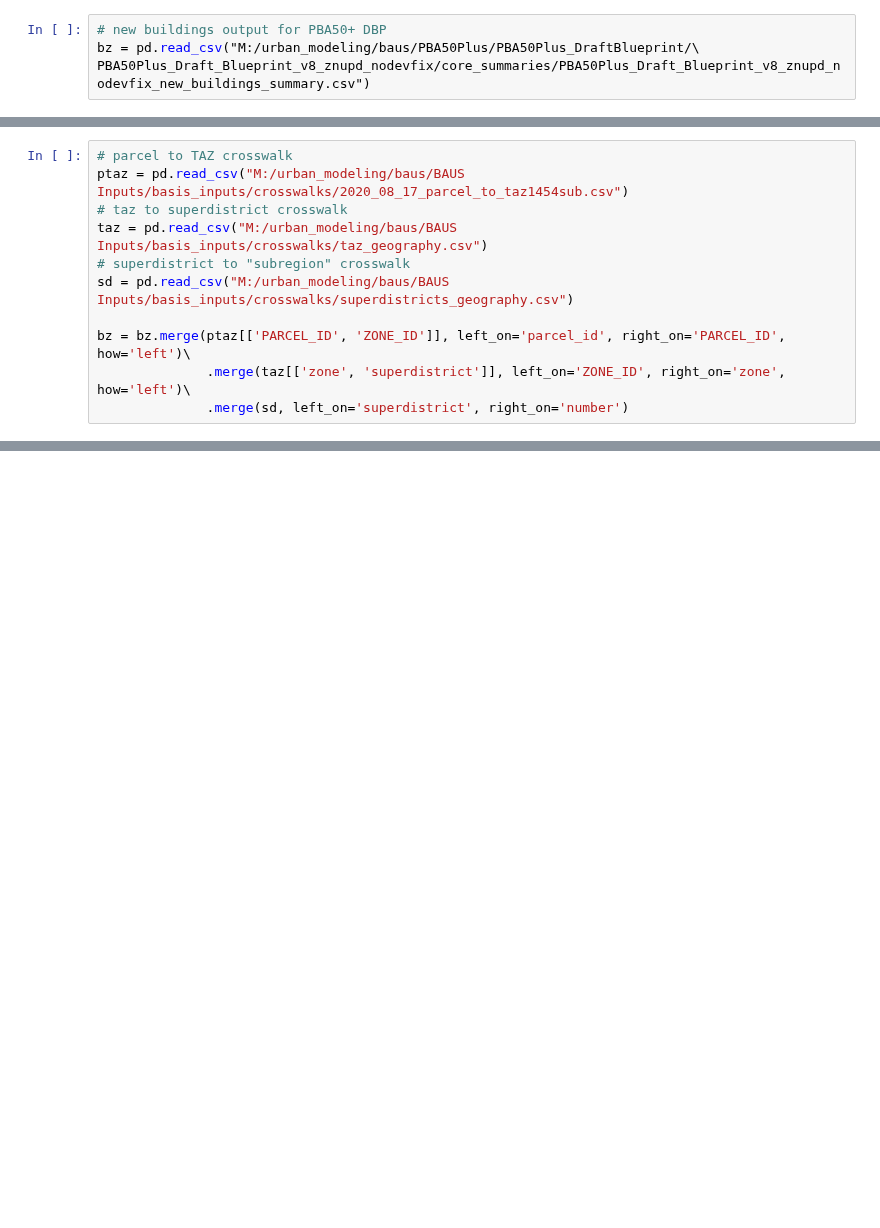
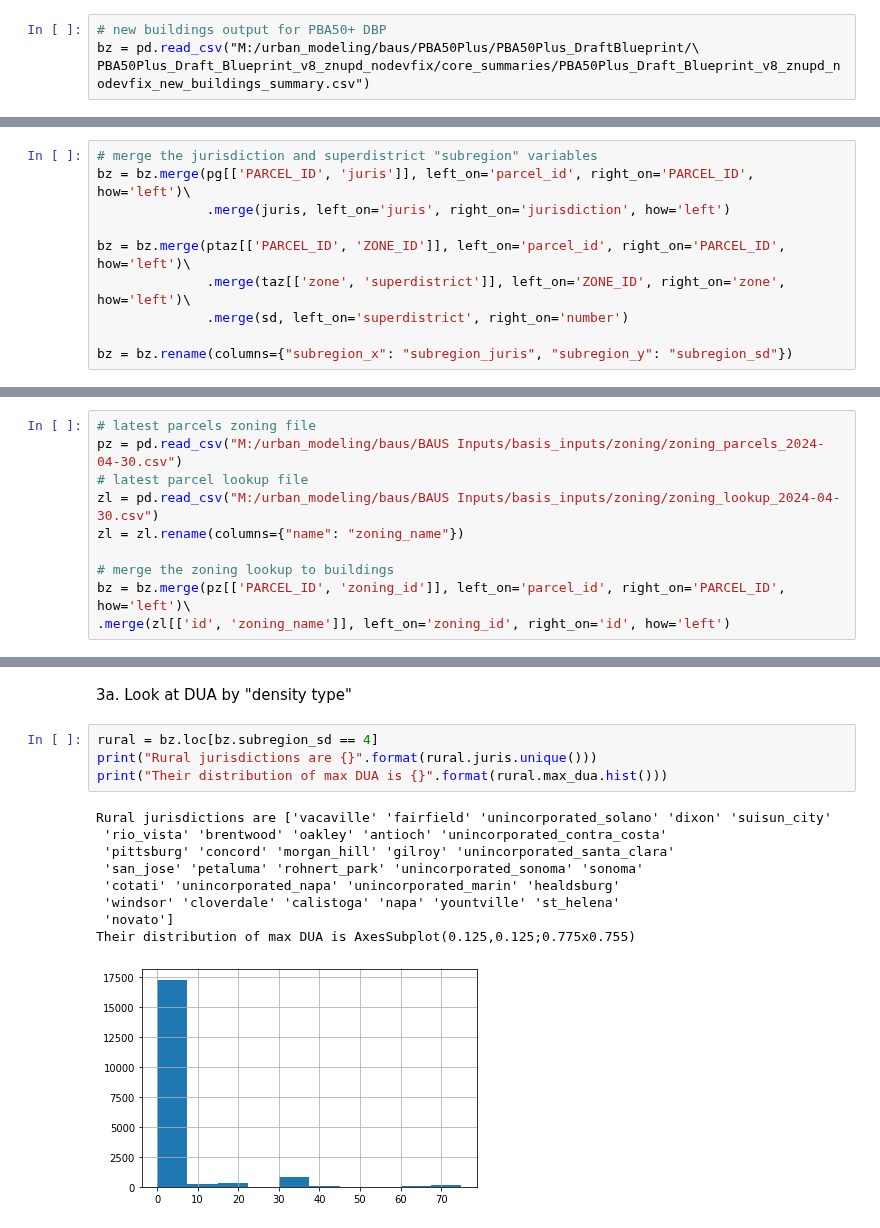
Before and after one commit to BayAreaMetro/bayarea_urbansim, a Jupyter notebook: scripts/zoning_qaqc.ipynb, the cells around one changed output, grey strips where cells are left out. Saved outputs shown, nothing was run; the diff lists cells and outputs as text; blank space fills up the shorter version.

Commit message:
update zoning qaqc notebook

```diff
--- a/scripts/zoning_qaqc.ipynb
+++ b/scripts/zoning_qaqc.ipynb
@@ -29,0 +28,10 @@ bz = bz.merge(pg[['PARCEL_ID', 'juris']], left_on='parcel_id', right_on='PARCEL_
+# %%
+# merge the jurisdiction and superdistrict "subregion" variables
+bz = bz.merge(pg[['PARCEL_ID', 'juris']], left_on='parcel_id', right_on='PARCEL_ID', how='left')\
+              .merge(juris, left_on='juris', right_on='jurisdiction', how='left')
+
+bz = bz.merge(ptaz[['PARCEL_ID', 'ZONE_ID']], left_on='parcel_id', right_on='PARCEL_ID', how='left')\
+              .merge(taz[['zone', 'superdistrict']], left_on='ZONE_ID', right_on='zone', how='left')\
+              .merge(sd, left_on='superdistrict', right_on='number')
+
+bz = bz.rename(columns={"subregion_x": "subregion_juris", "subregion_y": "subregion_sd"})
@@ -30,11 +40,10 @@ bz = bz.merge(pg[['PARCEL_ID', 'juris']], left_on='parcel_id', right_on='PARCEL_
 # %%
-# parcel to TAZ crosswalk
-ptaz = pd.read_csv("M:/urban_modeling/baus/BAUS Inputs/basis_inputs/crosswalks/2020_08_17_parcel_to_taz1454sub.csv")
-# taz to superdistrict crosswalk
-taz = pd.read_csv("M:/urban_modeling/baus/BAUS Inputs/basis_inputs/crosswalks/taz_geography.csv")
-# superdistrict to "subregion" crosswalk
-sd = pd.read_csv("M:/urban_modeling/baus/BAUS Inputs/basis_inputs/crosswalks/superdistricts_geography.csv")
+# latest parcels zoning file
+pz = pd.read_csv("M:/urban_modeling/baus/BAUS Inputs/basis_inputs/zoning/zoning_parcels_2024-04-30.csv")
+# latest parcel lookup file
+zl = pd.read_csv("M:/urban_modeling/baus/BAUS Inputs/basis_inputs/zoning/zoning_lookup_2024-04-30.csv")
+zl = zl.rename(columns={"name": "zoning_name"})
 
-bz = bz.merge(ptaz[['PARCEL_ID', 'ZONE_ID']], left_on='parcel_id', right_on='PARCEL_ID', how='left')\
-              .merge(taz[['zone', 'superdistrict']], left_on='ZONE_ID', right_on='zone', how='left')\
-              .merge(sd, left_on='superdistrict', right_on='number')
+# merge the zoning lookup to buildings
+bz = bz.merge(pz[['PARCEL_ID', 'zoning_id']], left_on='parcel_id', right_on='PARCEL_ID', how='left')\
+.merge(zl[['id', 'zoning_name']], left_on='zoning_id', right_on='id', how='left')
@@ -116,0 +58,16 @@ pz = pz.merge(ptaz[['PARCEL_ID', 'ZONE_ID']], on='PARCEL_ID', how='left')\
+# %% [markdown]
+3a. Look at DUA by "density type"
+# %%
+rural = bz.loc[bz.subregion_sd == 4]
+print("Rural jurisdictions are {}".format(rural.juris.unique()))
+print("Their distribution of max DUA is {}".format(rural.max_dua.hist()))
+# %% [output]
+Rural jurisdictions are ['vacaville' 'fairfield' 'unincorporated_solano' 'dixon' 'suisun_city'
+ 'rio_vista' 'brentwood' 'oakley' 'antioch' 'unincorporated_contra_costa'
+ 'pittsburg' 'concord' 'morgan_hill' 'gilroy' 'unincorporated_santa_clara'
+ 'san_jose' 'petaluma' 'rohnert_park' 'unincorporated_sonoma' 'sonoma'
+ 'cotati' 'unincorporated_napa' 'unincorporated_marin' 'healdsburg'
+ 'windsor' 'cloverdale' 'calistoga' 'napa' 'yountville' 'st_helena'
+ 'novato']
+Their distribution of max DUA is AxesSubplot(0.125,0.125;0.775x0.755)
+[figure, added]
```
Also changed, not shown: parts of 27 cells of this notebook.
